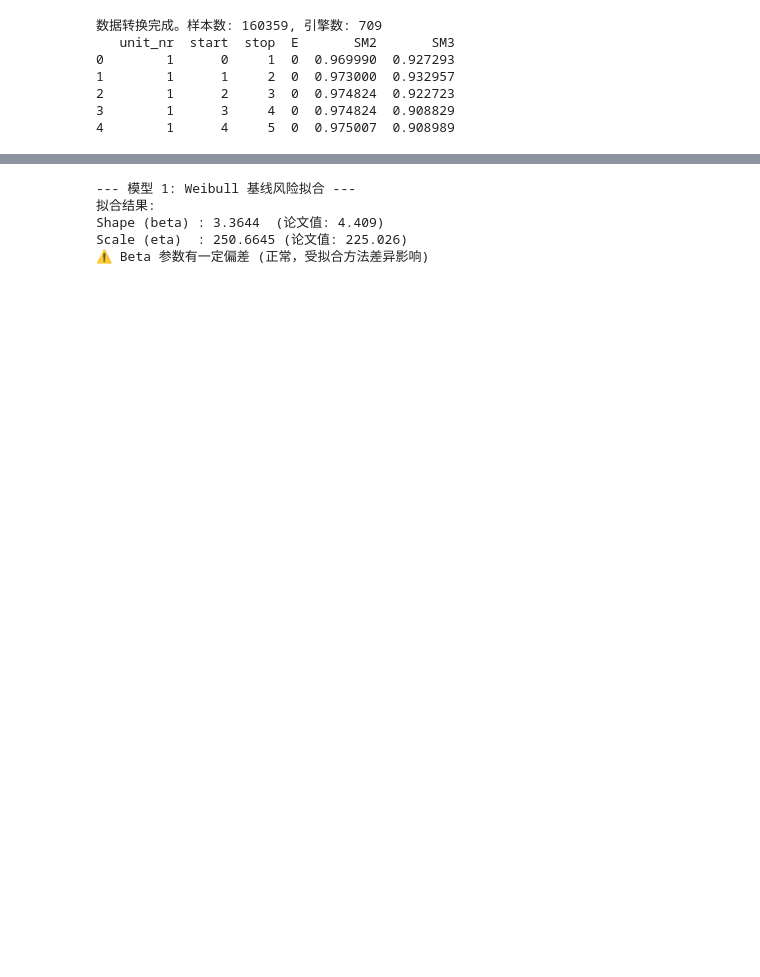
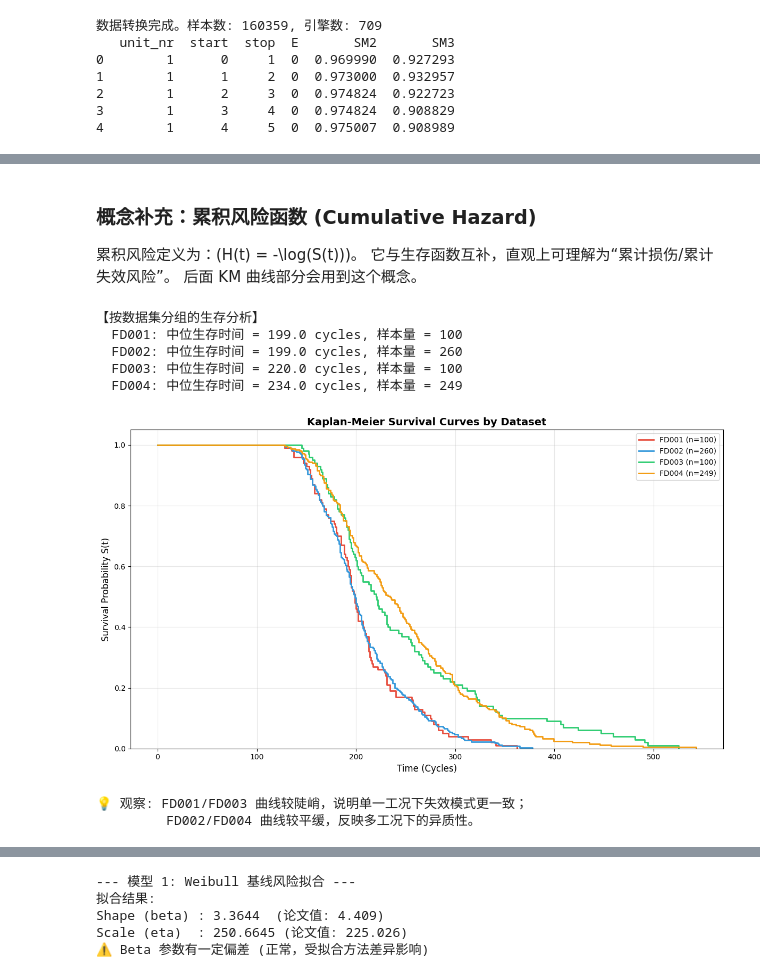
Before and after one commit to keter0001/lifelines-, a Jupyter notebook: 论文复现.ipynb, the cells around one changed output, grey strips where cells are left out. Drawn from its saved outputs; the diff is of its cells as text; code cells hidden in the pictures; blank space fills up the shorter version.

```diff
--- a/论文复现.ipynb
+++ b/论文复现.ipynb
@@ -130,6 +149,7 @@ unit_offset = 0
 for i, file_path in enumerate(file_paths):
     df_temp = pd.read_csv(file_path, sep='\s+', header=None, names=col_names)
     df_temp['unit_nr'] = df_temp['unit_nr'] + unit_offset
+    df_temp['dataset'] = f'FD00{i+1}'  # 标记数据来源
     unit_offset = df_temp['unit_nr'].max()
     df_list.append(df_temp)
 
@@ -223,0 +277,57 @@ print(df_process[['unit_nr', 'start', 'stop', 'E'] + selected_features[:2]].head
+# %% [markdown]
+### 概念补充：累积风险函数 (Cumulative Hazard)
+
+累积风险定义为：\(H(t) = -\log(S(t))\)。
+它与生存函数互补，直观上可理解为“累计损伤/累计失效风险”。
+后面 KM 曲线部分会用到这个概念。
+# %%
+# ==========================================
+# 6.2 按数据集分组的 KM 曲线
+# ==========================================
+print("\n【按数据集分组的生存分析】")
+
+# 为每个引擎添加数据集标签
+unit_dataset_map = df.groupby('unit_nr')['dataset'].first()
+
+plt.figure(figsize=(12, 7))
+
+colors = ['#e74c3c', '#3498db', '#2ecc71', '#f39c12']  # FD001-FD004 的颜色
+dataset_names = ['FD001', 'FD002', 'FD003', 'FD004']
+
+for i, dataset in enumerate(dataset_names):
+    # 筛选该数据集的引擎
+    units_in_dataset = unit_dataset_map[unit_dataset_map == dataset].index
+    lifetimes_ds = max_cycles[units_in_dataset].values
+    events_ds = np.ones_like(lifetimes_ds)
+
+    # 拟合 KM
+    kmf_ds = KaplanMeierFitter()
+    kmf_ds.fit(lifetimes_ds, events_ds, label=f'{dataset} (n={len(lifetimes_ds)})')
+
+    # 绘制
+    kmf_ds.plot_survival_function(ci_show=False, color=colors[i], linewidth=2)
+
+    # 打印统计
+    print(f"  {dataset}: 中位生存时间 = {kmf_ds.median_survival_time_:.1f} cycles, "
+          f"样本量 = {len(lifetimes_ds)}")
+
+plt.title('Kaplan-Meier Survival Curves by Dataset', fontsize=14, fontweight='bold')
+plt.xlabel('Time (Cycles)', fontsize=12)
+plt.ylabel('Survival Probability S(t)', fontsize=12)
+plt.legend(loc='best', fontsize=10)
+plt.grid(True, alpha=0.3)
+plt.ylim([0, 1.05])
+plt.tight_layout()
+plt.show()
+
+print("\n💡 观察: FD001/FD003 曲线较陡峭，说明单一工况下失效模式更一致；")
+print("         FD002/FD004 曲线较平缓，反映多工况下的异质性。")
+# %% [output]
+【按数据集分组的生存分析】
+  FD001: 中位生存时间 = 199.0 cycles, 样本量 = 100
+  FD002: 中位生存时间 = 199.0 cycles, 样本量 = 260
+  FD003: 中位生存时间 = 220.0 cycles, 样本量 = 100
+  FD004: 中位生存时间 = 234.0 cycles, 样本量 = 249
+[figure, added]
+💡 观察: FD001/FD003 曲线较陡峭，说明单一工况下失效模式更一致；
+         FD002/FD004 曲线较平缓，反映多工况下的异质性。
```
Also changed, not shown: parts of 30 cells of this notebook, 14 other files.
